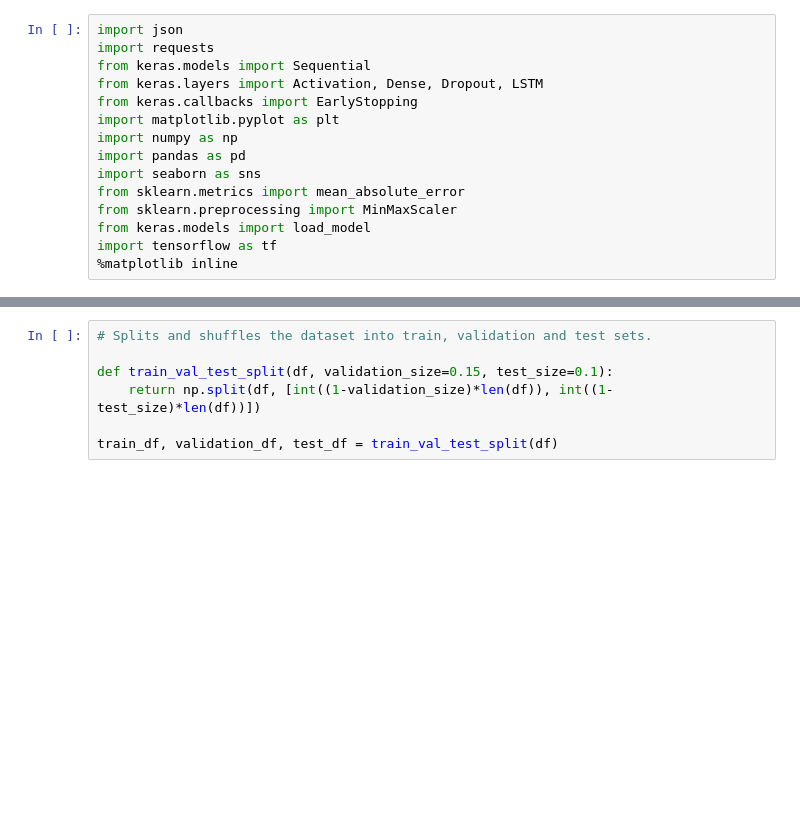
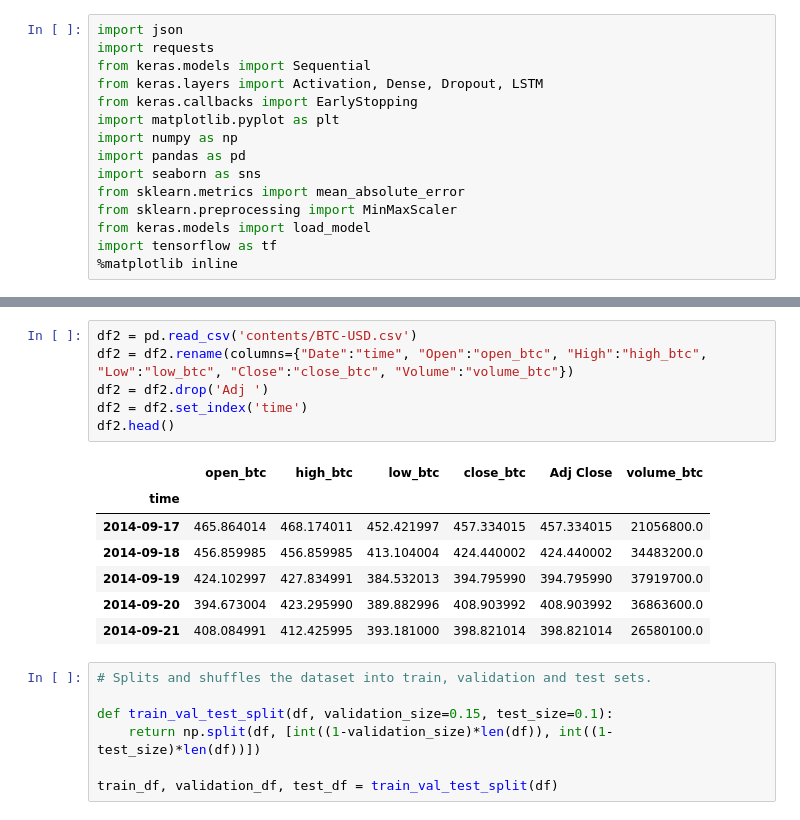
Before and after one commit to Lehel44/crpyto-AI, a Jupyter notebook: Predict_BitCoin.ipynb, the cells around one changed output, grey strips where cells are left out. Saved outputs shown, nothing was run; the diff lists cells and outputs as text; blank space fills up the shorter version.

```diff
--- a/Predict_BitCoin.ipynb
+++ b/Predict_BitCoin.ipynb
@@ -39,6 +39,20 @@ df.head(100)
 | 2010-10-23 | 0.10900 | 0.10450 | 0.10250 | 4423.47 | 481.5200 | 0.10550 |
 | 2010-10-24 | 0.19000 | 0.10800 | 0.10550 | 13800.23 | 1560.6100 | 0.11500 |
 100 rows × 6 columns
+# %%
+df2 = pd.read_csv('contents/BTC-USD.csv')
+df2 = df2.rename(columns={"Date":"time", "Open":"open_btc", "High":"high_btc", "Low":"low_btc", "Close":"close_btc", "Volume":"volume_btc"})
+df2 = df2.drop('Adj ')
+df2 = df2.set_index('time')
+df2.head()
+# %% [output]
+|  | open_btc | high_btc | low_btc | close_btc | Adj Close | volume_btc |
+| time |  |  |  |  |  |  |
+| 2014-09-17 | 465.864014 | 468.174011 | 452.421997 | 457.334015 | 457.334015 | 21056800.0 |
+| 2014-09-18 | 456.859985 | 456.859985 | 413.104004 | 424.440002 | 424.440002 | 34483200.0 |
+| 2014-09-19 | 424.102997 | 427.834991 | 384.532013 | 394.795990 | 394.795990 | 37919700.0 |
+| 2014-09-20 | 394.673004 | 423.295990 | 389.882996 | 408.903992 | 408.903992 | 36863600.0 |
+| 2014-09-21 | 408.084991 | 412.425995 | 393.181000 | 398.821014 | 398.821014 | 26580100.0 |
 # %%
 # Splits and shuffles the dataset into train, validation and test sets.
 
```
Also changed, not shown: parts of 1 cell of this notebook, 5 other files.
